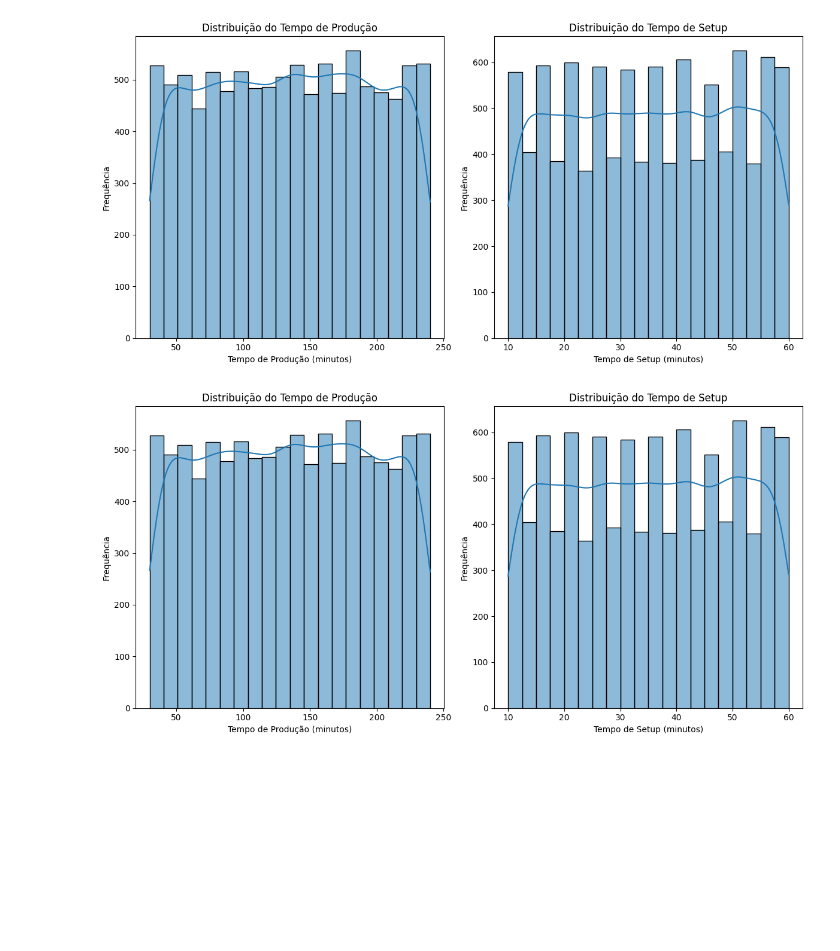
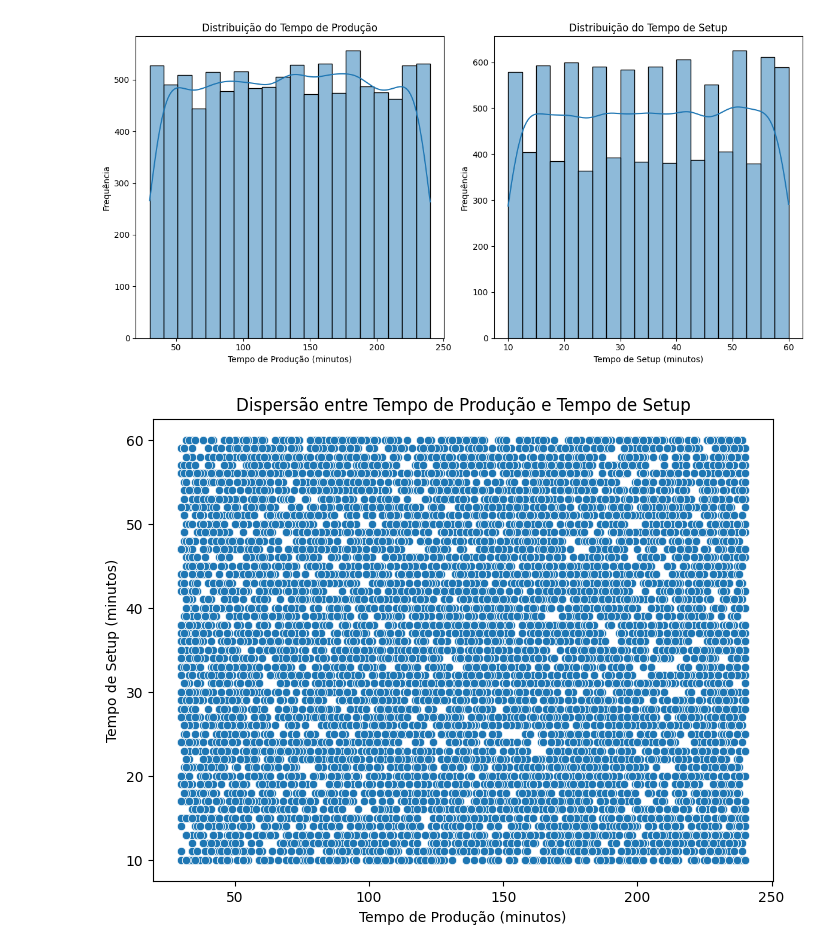
Before and after one commit to andreschuenck/Portfolio-Data-Analysis-1, a Jupyter notebook: notebooks/analise_dados.ipynb, the cells around one changed output. Saved outputs shown, nothing was run; the diff lists cells and outputs as text; code cells hidden in the pictures; blank space fills up the shorter version.

```diff
--- a/notebooks/analise_dados.ipynb
+++ b/notebooks/analise_dados.ipynb
@@ -177,25 +177,13 @@ plt.tight_layout()
 plt.show()
 # %% [output]
 [figure]
-# %%
-import matplotlib.pyplot as plt
-import seaborn as sns
-
-# Histograma para visualizar a distribuição
-plt.figure(figsize=(12, 6))
-plt.subplot(1, 2, 1)
-sns.histplot(df['Tempo_Producao'], kde=True, bins=20)
-plt.title('Distribuição do Tempo de Produção')
-plt.xlabel('Tempo de Produção (minutos)')
-plt.ylabel('Frequência')
-
-plt.subplot(1, 2, 2)
-sns.histplot(df['Tempo_Setup'], kde=True, bins=20)
-plt.title('Distribuição do Tempo de Setup')
-plt.xlabel('Tempo de Setup (minutos)')
-plt.ylabel('Frequência')
-
-plt.tight_layout()
-plt.show()
-# %% [output]
-[figure, removed]
+# %%
+# Gráfico de Dispersão
+plt.figure(figsize=(8, 6))
+sns.scatterplot(x='Tempo_Producao', y='Tempo_Setup', data=df)
+plt.title('Dispersão entre Tempo de Produção e Tempo de Setup')
+plt.xlabel('Tempo de Produção (minutos)')
+plt.ylabel('Tempo de Setup (minutos)')
+plt.show()
+# %% [output]
+[figure, added]
```
Also changed, not shown: parts of 17 cells of this notebook.
